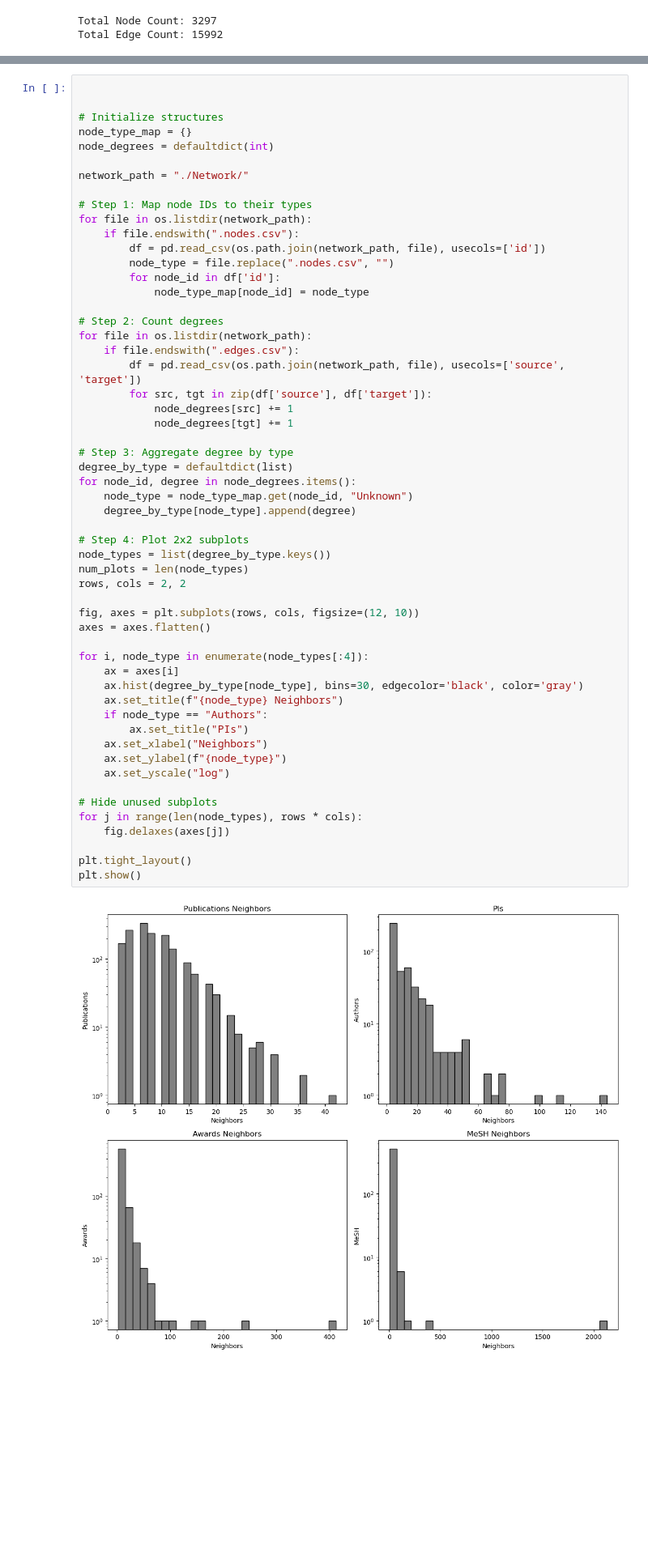
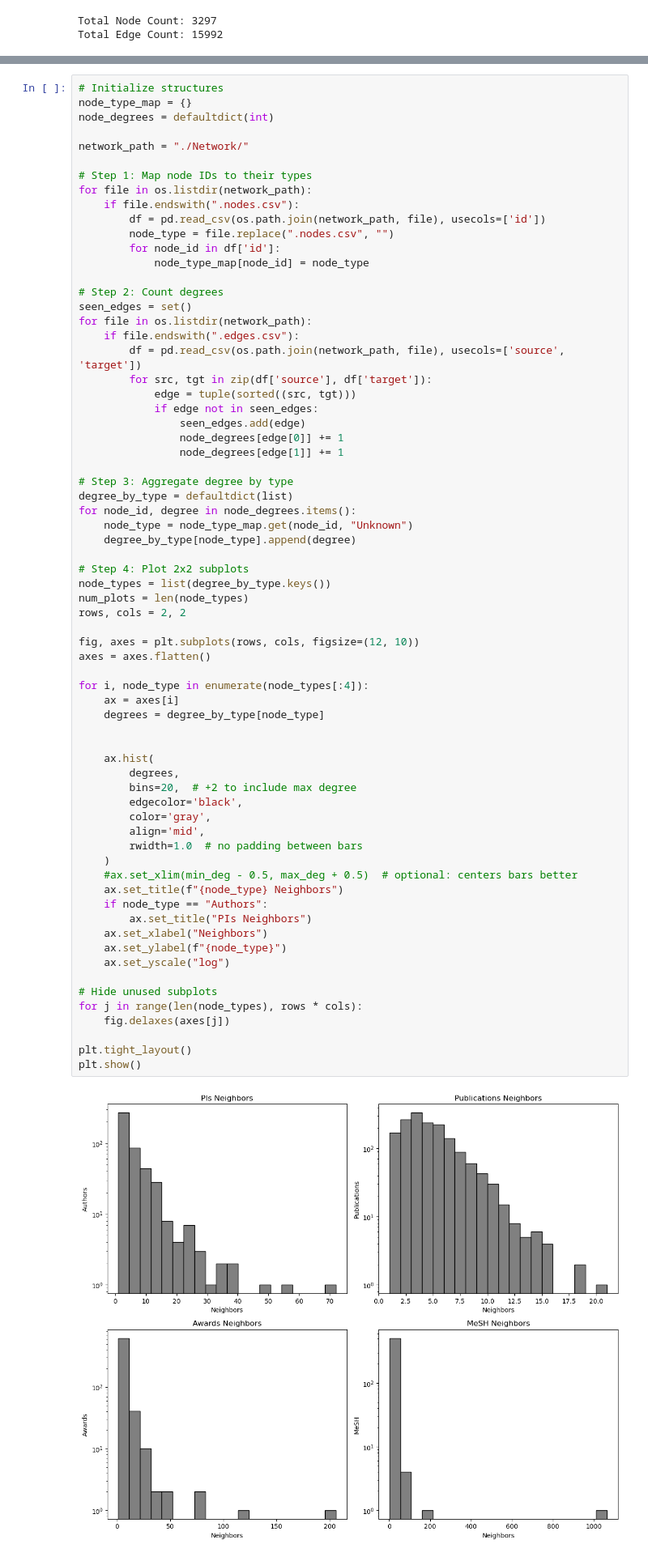
Before and after one commit to MaayanLab/PINetworkDemo, a Jupyter notebook: construction/explore_network_stats.ipynb, the cells around one changed output, grey strips where cells are left out. Shown: that part at 81% size. Saved outputs shown, nothing was run; the diff lists cells and outputs as text; blank space fills up the shorter version.

```diff
--- a/construction/explore_network_stats.ipynb
+++ b/construction/explore_network_stats.ipynb
@@ -60,6 +65,4 @@ Now let us create plots for the node connectivity distribution.
 # %%
-
-
 # Initialize structures
 node_type_map = {}
 node_degrees = defaultdict(int)
@@ -75,42 +78,57 @@ for file in os.listdir(network_path):
             node_type_map[node_id] = node_type
 
 # Step 2: Count degrees
+seen_edges = set()
 for file in os.listdir(network_path):
     if file.endswith(".edges.csv"):
         df = pd.read_csv(os.path.join(network_path, file), usecols=['source', 'target'])
         for src, tgt in zip(df['source'], df['target']):
-            node_degrees[src] += 1
-            node_degrees[tgt] += 1
+            edge = tuple(sorted((src, tgt)))
+            if edge not in seen_edges:
+                seen_edges.add(edge)
+                node_degrees[edge[0]] += 1
+                node_degrees[edge[1]] += 1
 
 # Step 3: Aggregate degree by type
 degree_by_type = defaultdict(list)
 for node_id, degree in node_degrees.items():
     node_type = node_type_map.get(node_id, "Unknown")
     degree_by_type[node_type].append(degree)
 
 # Step 4: Plot 2x2 subplots
 node_types = list(degree_by_type.keys())
 num_plots = len(node_types)
 rows, cols = 2, 2
 
 fig, axes = plt.subplots(rows, cols, figsize=(12, 10))
 axes = axes.flatten()
 
 for i, node_type in enumerate(node_types[:4]):
     ax = axes[i]
-    ax.hist(degree_by_type[node_type], bins=30, edgecolor='black', color='gray')
+    degrees = degree_by_type[node_type]
+
+
+    ax.hist(
+        degrees,
+        bins=20,  # +2 to include max degree
+        edgecolor='black',
+        color='gray',
+        align='mid',
+        rwidth=1.0  # no padding between bars
+    )
+    #ax.set_xlim(min_deg - 0.5, max_deg + 0.5)  # optional: centers bars better
     ax.set_title(f"{node_type} Neighbors")
     if node_type == "Authors":
-        ax.set_title("PIs")
+        ax.set_title("PIs Neighbors")
     ax.set_xlabel("Neighbors")
     ax.set_ylabel(f"{node_type}")
     ax.set_yscale("log")
 
 # Hide unused subplots
 for j in range(len(node_types), rows * cols):
     fig.delaxes(axes[j])
 
 plt.tight_layout()
 plt.show()
 # %% [output]
-[figure, old version]
+[figure, new version]
```
Also changed, not shown: parts of 15 cells of this notebook.
